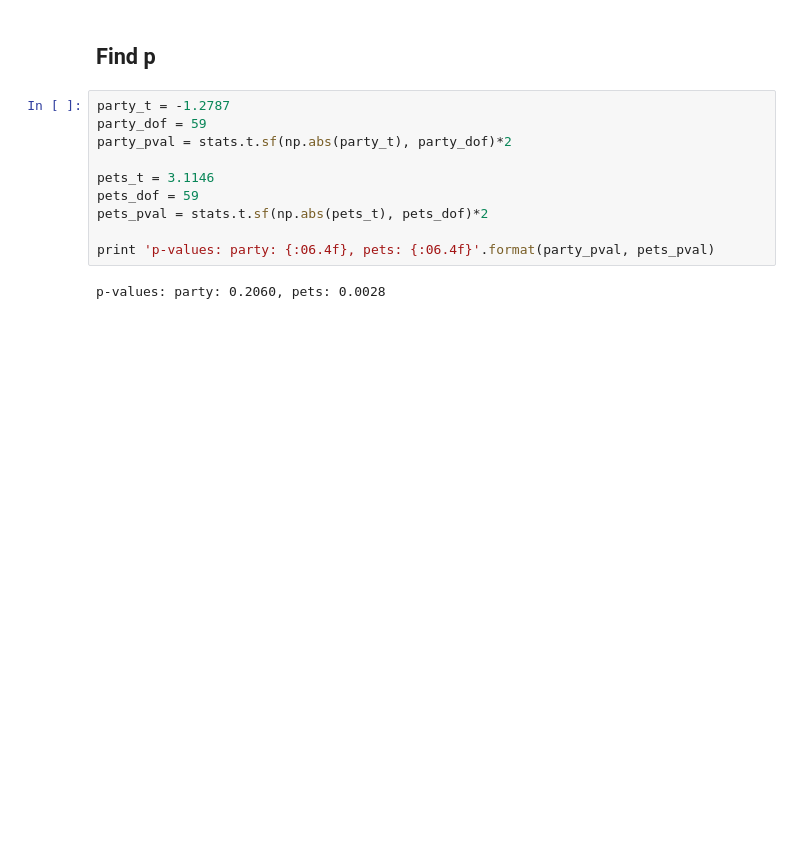
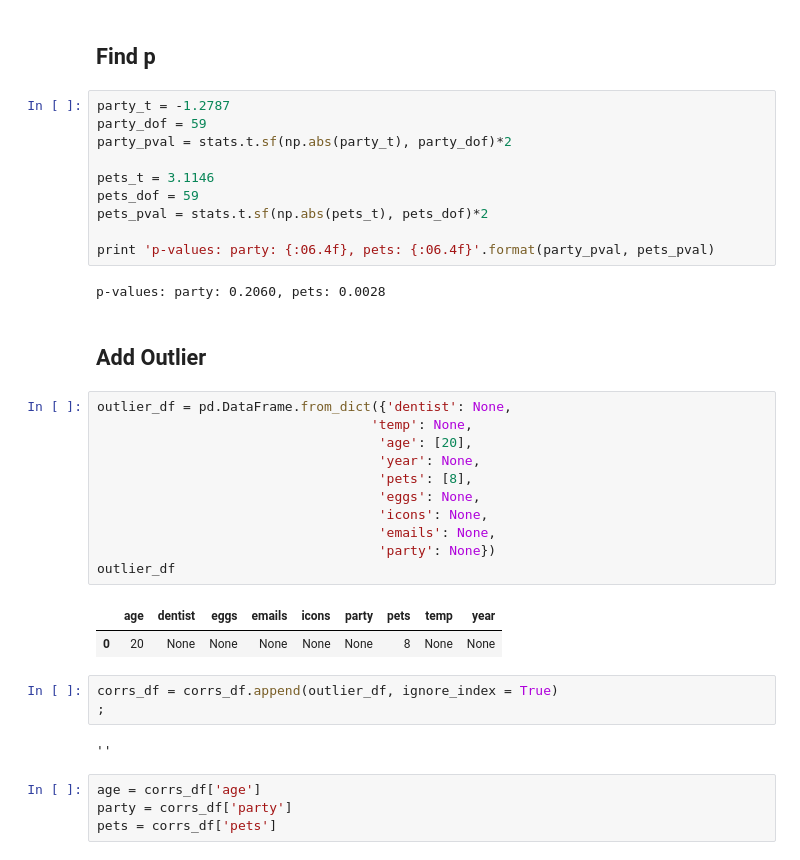
Before and after one commit to charlesmilam/udacity, a Jupyter notebook: inferStats/lesson8/Lesson_8.ipynb, the cells around one changed output. Saved outputs shown, nothing was run; the diff lists cells and outputs as text; blank space fills up the shorter version.

Commit message:
add outlier to dataframe and re-calc the correlation for age/pets.

```diff
--- a/inferStats/lesson8/Lesson_8.ipynb
+++ b/inferStats/lesson8/Lesson_8.ipynb
@@ -87,3 +86,28 @@ pets_pval = stats.t.sf(np.abs(pets_t), pets_dof)*2
 print 'p-values: party: {:06.4f}, pets: {:06.4f}'.format(party_pval, pets_pval)
 # %% [output]
 p-values: party: 0.2060, pets: 0.0028
+# %% [markdown]
+## Add Outlier
+# %%
+outlier_df = pd.DataFrame.from_dict({'dentist': None,
+                                   'temp': None,
+                                    'age': [20],
+                                    'year': None,
+                                    'pets': [8],
+                                    'eggs': None,
+                                    'icons': None,
+                                    'emails': None,
+                                    'party': None})
+outlier_df
+# %% [output]
+|  | age | dentist | eggs | emails | icons | party | pets | temp | year |
+| 0 | 20 | None | None | None | None | None | 8 | None | None |
+# %%
+corrs_df = corrs_df.append(outlier_df, ignore_index = True)
+;
+# %% [output]
+''
+# %%
+age = corrs_df['age']
+party = corrs_df['party']
+pets = corrs_df['pets']
```
Also changed, not shown: parts of 2 cells of this notebook.
